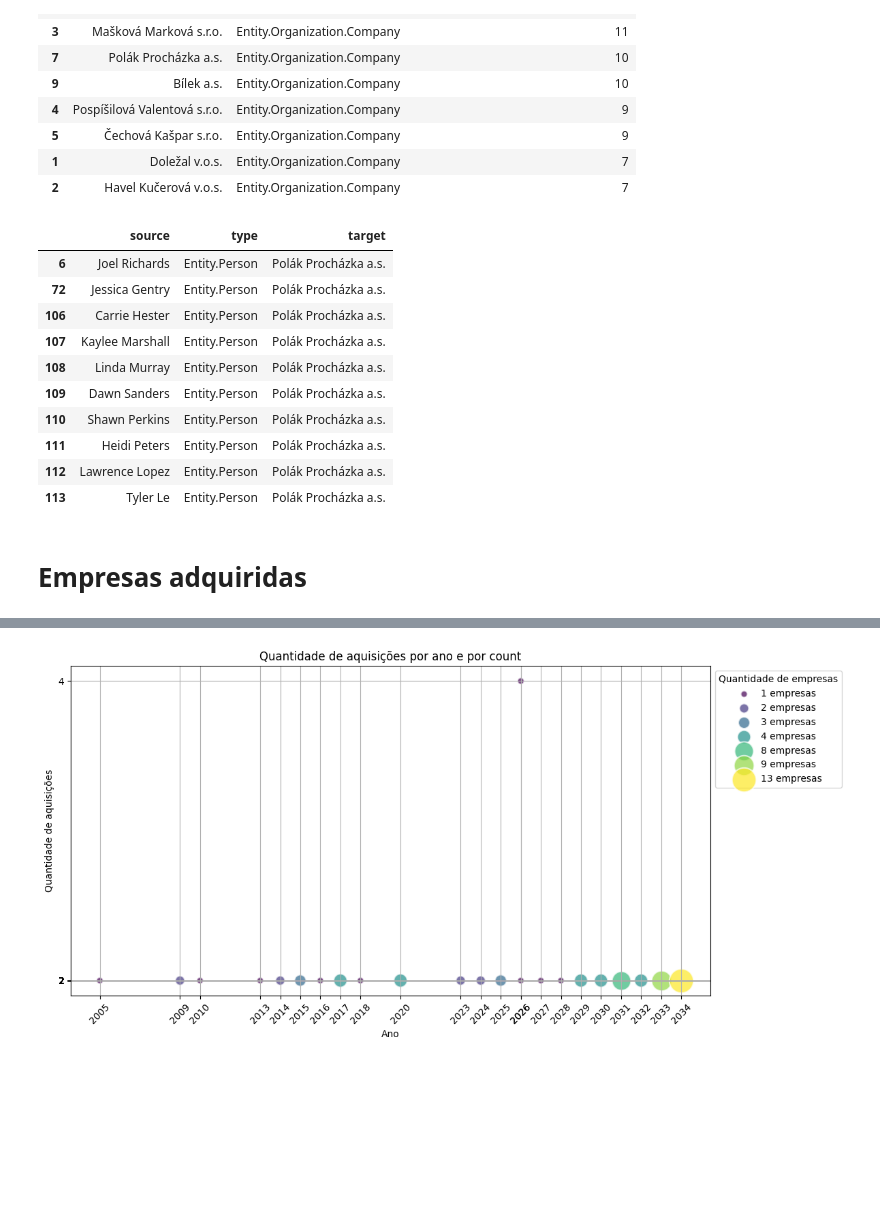
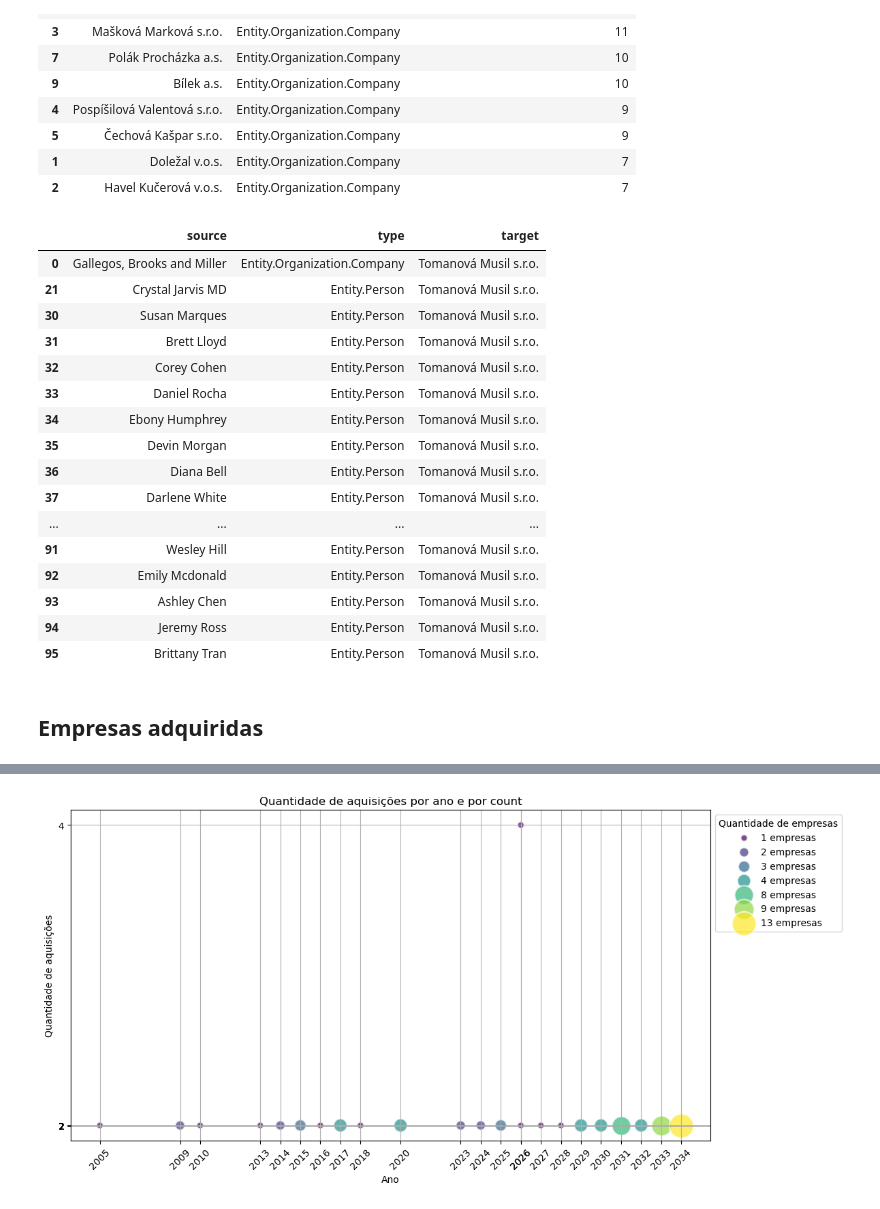
Before and after one commit to bettachini/visualizacion, a Jupyter notebook: vast2024/analisis2.ipynb, the cells around one changed output, grey strips where cells are left out. Cells and saved outputs as stored; diff of their text form; code cells hidden in the pictures; blank space fills up the shorter version.

```diff
--- a/vast2024/analisis2.ipynb
+++ b/vast2024/analisis2.ipynb
@@ -654,24 +583,30 @@ merged_df
 # %%
 lista_aquisicoes = df_links_shareholdership[(df_links_shareholdership['target'].isin(lista_empresas['target'])) & (df_links_shareholdership['year'] == 2035)][['source', 'target']]
 filtered_nodos = df_nodos[df_nodos['id'].isin(lista_aquisicoes['source'])][['id', 'type']]
 merged_df = lista_aquisicoes.merge(filtered_nodos, left_on='source', right_on='id', how='inner')
 merged_df = merged_df[['source', 'type', 'target']]
-merged_df[merged_df['target'] == 'Polák Procházka a.s.']
+merged_df[merged_df['target'] == 'Tomanová Musil s.r.o.']
 #merged_df
 # %% [output]
 |  | source | type | target |
-| 6 | Joel Richards | Entity.Person | Polák Procházka a.s. |
-| 72 | Jessica Gentry | Entity.Person | Polák Procházka a.s. |
-| 106 | Carrie Hester | Entity.Person | Polák Procházka a.s. |
-| 107 | Kaylee Marshall | Entity.Person | Polák Procházka a.s. |
-| 108 | Linda Murray | Entity.Person | Polák Procházka a.s. |
-| 109 | Dawn Sanders | Entity.Person | Polák Procházka a.s. |
-| 110 | Shawn Perkins | Entity.Person | Polák Procházka a.s. |
-| 111 | Heidi Peters | Entity.Person | Polák Procházka a.s. |
-| 112 | Lawrence Lopez | Entity.Person | Polák Procházka a.s. |
-| 113 | Tyler Le | Entity.Person | Polák Procházka a.s. |
+| 0 | Gallegos, Brooks and Miller | Entity.Organization.Company | Tomanová Musil s.r.o. |
+| 21 | Crystal Jarvis MD | Entity.Person | Tomanová Musil s.r.o. |
+| 30 | Susan Marques | Entity.Person | Tomanová Musil s.r.o. |
+| 31 | Brett Lloyd | Entity.Person | Tomanová Musil s.r.o. |
+| 32 | Corey Cohen | Entity.Person | Tomanová Musil s.r.o. |
+| 33 | Daniel Rocha | Entity.Person | Tomanová Musil s.r.o. |
+| 34 | Ebony Humphrey | Entity.Person | Tomanová Musil s.r.o. |
+| 35 | Devin Morgan | Entity.Person | Tomanová Musil s.r.o. |
+| 36 | Diana Bell | Entity.Person | Tomanová Musil s.r.o. |
+| 37 | Darlene White | Entity.Person | Tomanová Musil s.r.o. |
+| ... | ... | ... | ... |
+| 91 | Wesley Hill | Entity.Person | Tomanová Musil s.r.o. |
+| 92 | Emily Mcdonald | Entity.Person | Tomanová Musil s.r.o. |
+| 93 | Ashley Chen | Entity.Person | Tomanová Musil s.r.o. |
+| 94 | Jeremy Ross | Entity.Person | Tomanová Musil s.r.o. |
+| 95 | Brittany Tran | Entity.Person | Tomanová Musil s.r.o. |
 # %% [markdown]
-# Empresas adquiridas
+## Empresas adquiridas
 # %%
 max_shareholder_year_adquiridas = count_shareholdership_adquiridas.groupby('start_date')['count'].max().reset_index()
 # %%
```
Also changed, not shown: parts of 58 cells of this notebook.
